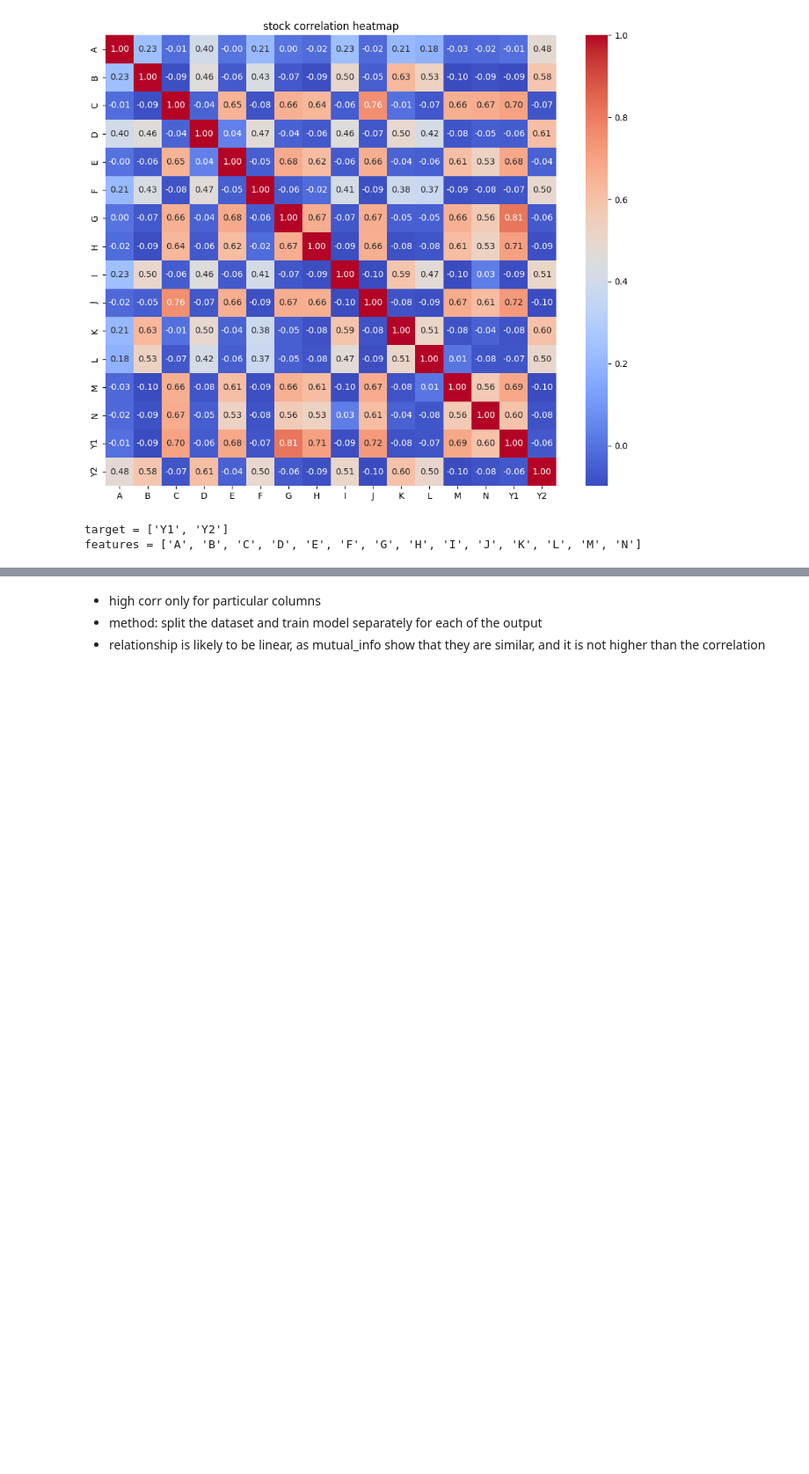
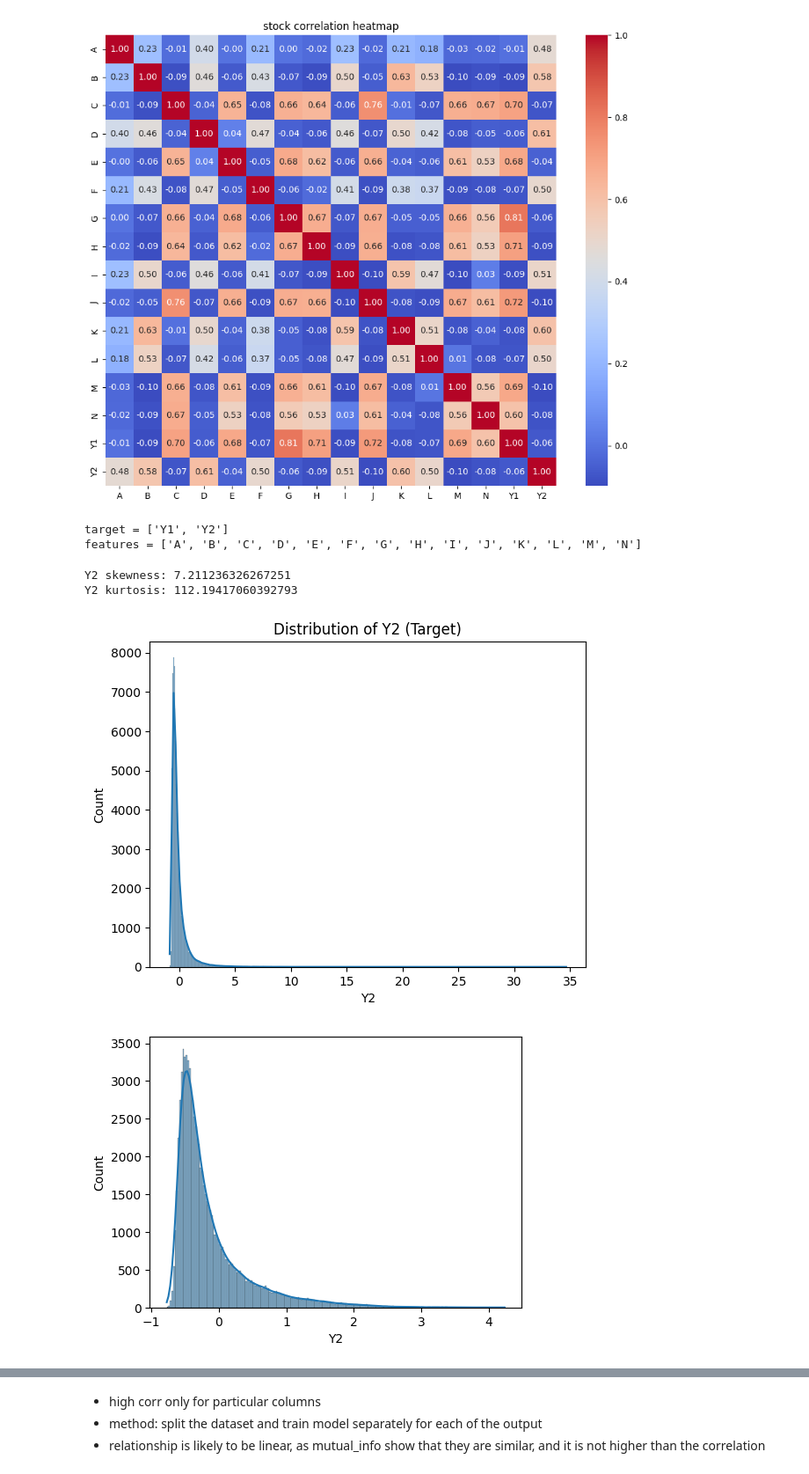
Before and after one commit to aaqwesas/quantchallenge, a Jupyter notebook: research/research_starter.ipynb, the cells around one changed output, grey strips where cells are left out. Shown: that part at 88% size. Drawn from its saved outputs; the diff is of its cells as text; code cells hidden in the pictures; blank space fills up the shorter version.

```diff
--- a/research/research_starter.ipynb
+++ b/research/research_starter.ipynb
@@ -76,27 +76,46 @@ target = ['Y1', 'Y2']
 features = ['A', 'B', 'C', 'D', 'E', 'F', 'G', 'H', 'I', 'J', 'K', 'L', 'M', 'N']
 # %%
 # from statsmodels.stats.outliers_influence import variance_inflation_factor
-# import numpy as np
+import numpy as np
 
 # from sklearn.model_selection import TimeSeriesSplit
 
 
 X = train_data[features]
 Y = train_data[target]
+
+
+print("Y2 skewness:", Y['Y2'].skew())
+print("Y2 kurtosis:", Y['Y2'].kurtosis())
+sns.histplot(Y['Y2'], kde=True)
+plt.title("Distribution of Y2 (Target)")
+plt.show()
+
+transformed_Y2 = np.arcsinh(Y["Y2"])
+
+plt.figure(figsize=(12,4))
+plt.subplot(1,2,1)
+sns.histplot(transformed_Y2,kde=True)
+plt.show()
 
 
 
 # tscv = TimeSeriesSplit(n_splits=3)
 
 # for train_idx,test_idx in tscv.split(X):
 #     print(Y.iloc[test_idx])
 # vif = pd.DataFrame()
 # vif["Feature"] = X.columns
 # vif["VIF"] = [variance_inflation_factor(X.values,i) for i in range(len(X.columns))]
 
 # print(vif)
 
 # # not multicolinear, so don't need to rm columns
+# %% [output]
+Y2 skewness: 7.211236326267251
+Y2 kurtosis: 112.19417060392793
+[figure, added]
+[figure, added]
 # %%
 # from sklearn.feature_selection import mutual_info_regression
 
```
Also changed, not shown: parts of 4 cells of this notebook.
